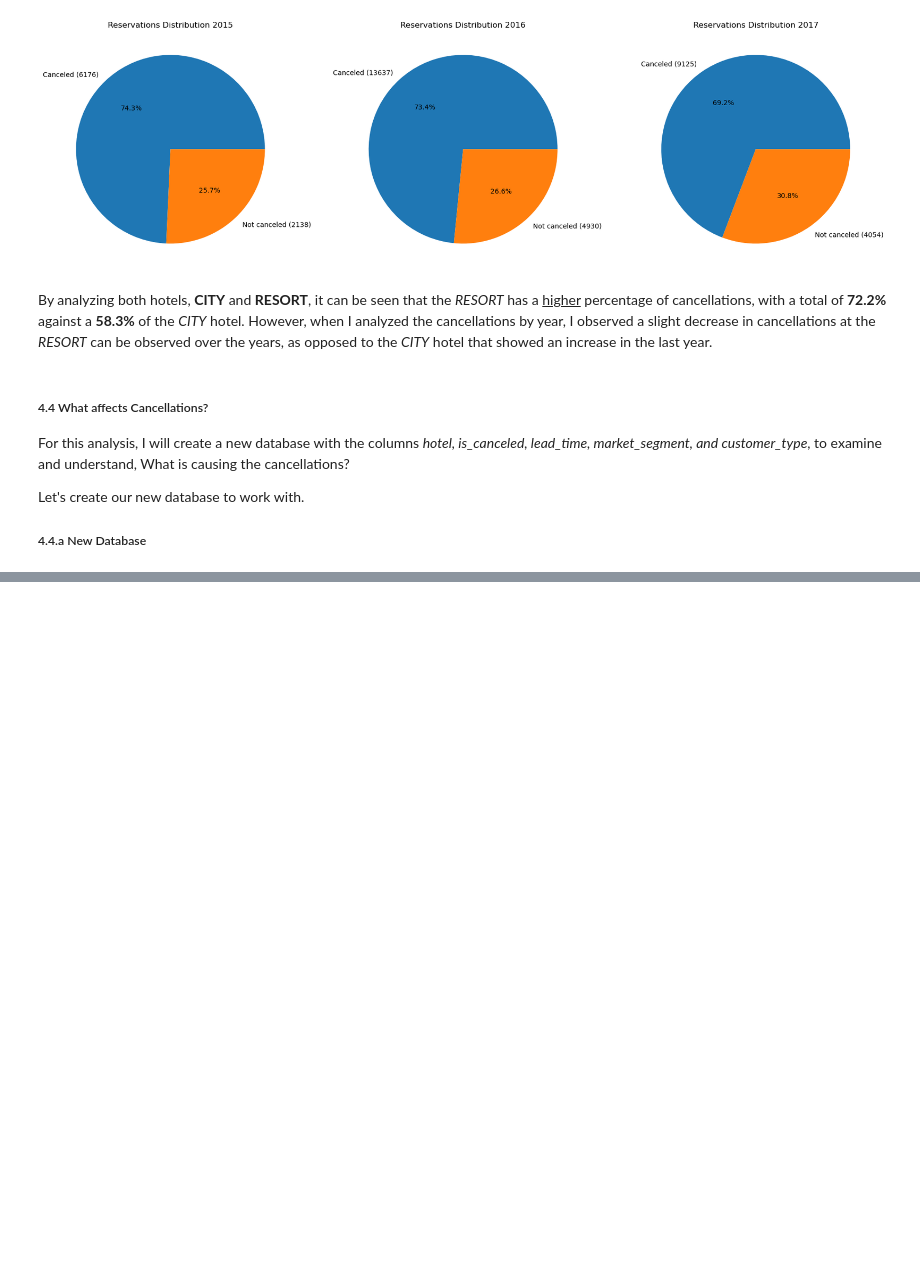
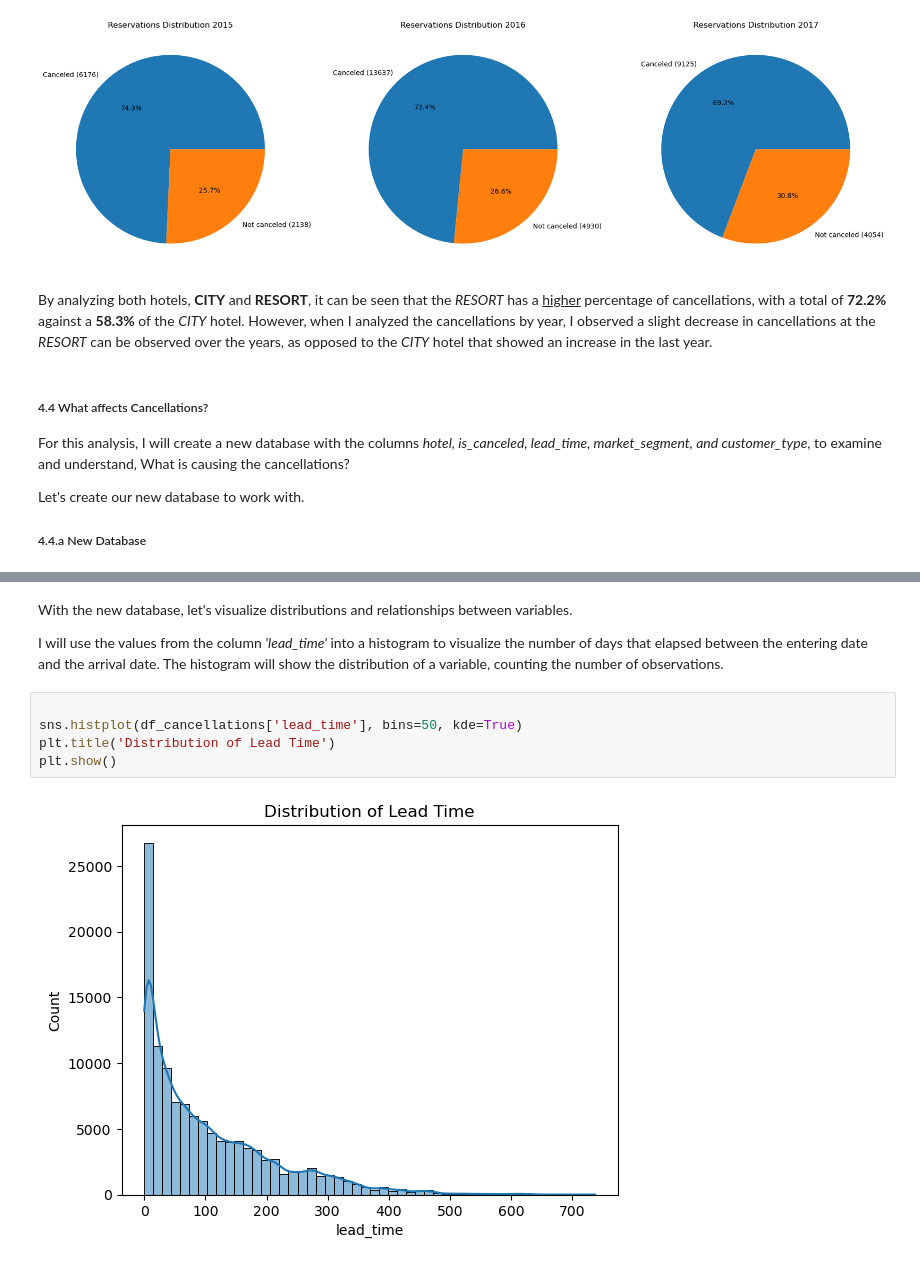
Before and after one commit to nachogalasso/da_python, a Jupyter notebook: hotel_bookings/hb_analysis.ipynb, the cells around one changed output, grey strips where cells are left out. Cells and saved outputs as stored; diff of their text form; blank space fills up the shorter version.

Commit message:
charts

```diff
--- a/hotel_bookings/hb_analysis.ipynb
+++ b/hotel_bookings/hb_analysis.ipynb
@@ -460,0 +476,11 @@ df_cancellations.head(5)
+# %% [markdown]
+<p>With the new database, let's visualize distributions and relationships between variables.</p>
+
+<p>I will use the values from the column <i>'lead_time'</i> into a histogram to visualize the number of days that elapsed between the entering date and the arrival date. The histogram will show the distribution of a variable, counting the number of observations.</p>
+# %%
+
+sns.histplot(df_cancellations['lead_time'], bins=50, kde=True)
+plt.title('Distribution of Lead Time')
+plt.show()
+# %% [output]
+[figure, added]
```
Also changed, not shown: parts of 5 cells of this notebook.
